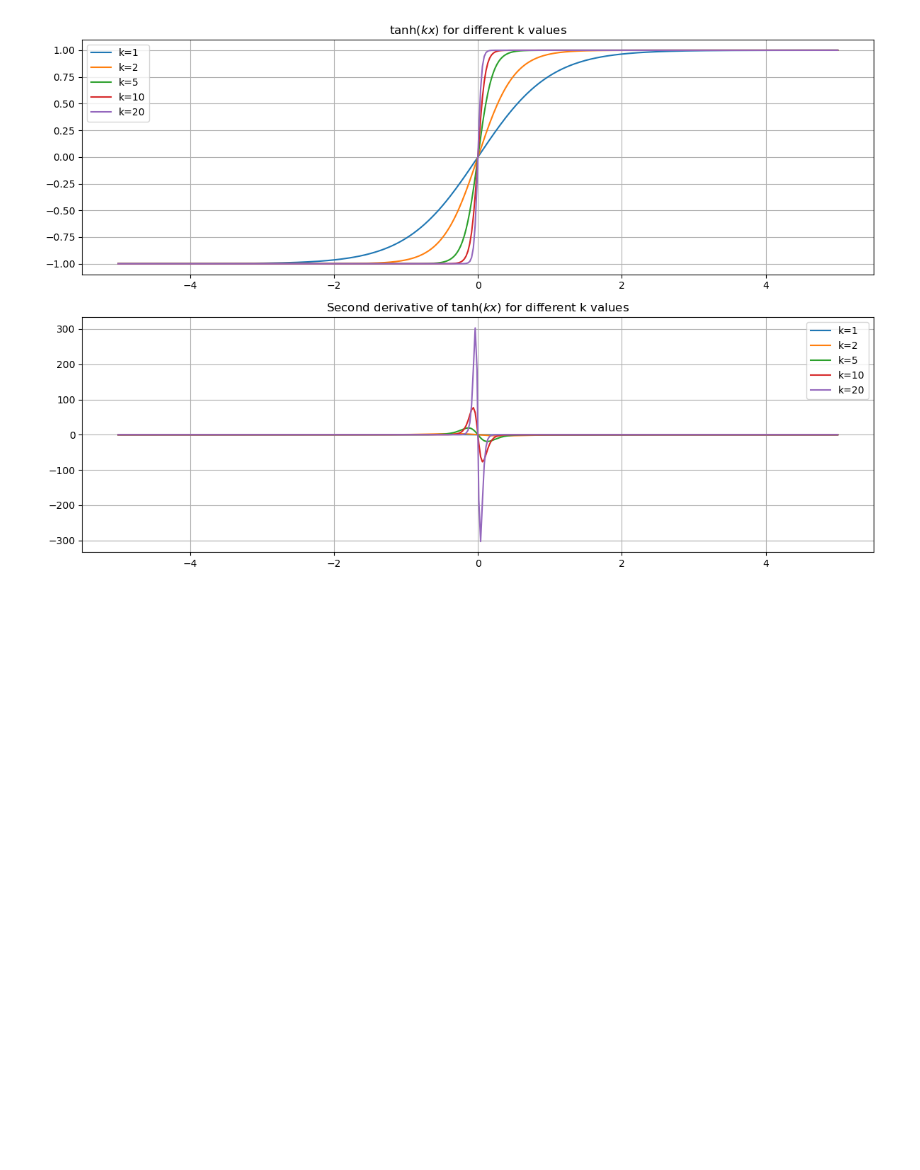
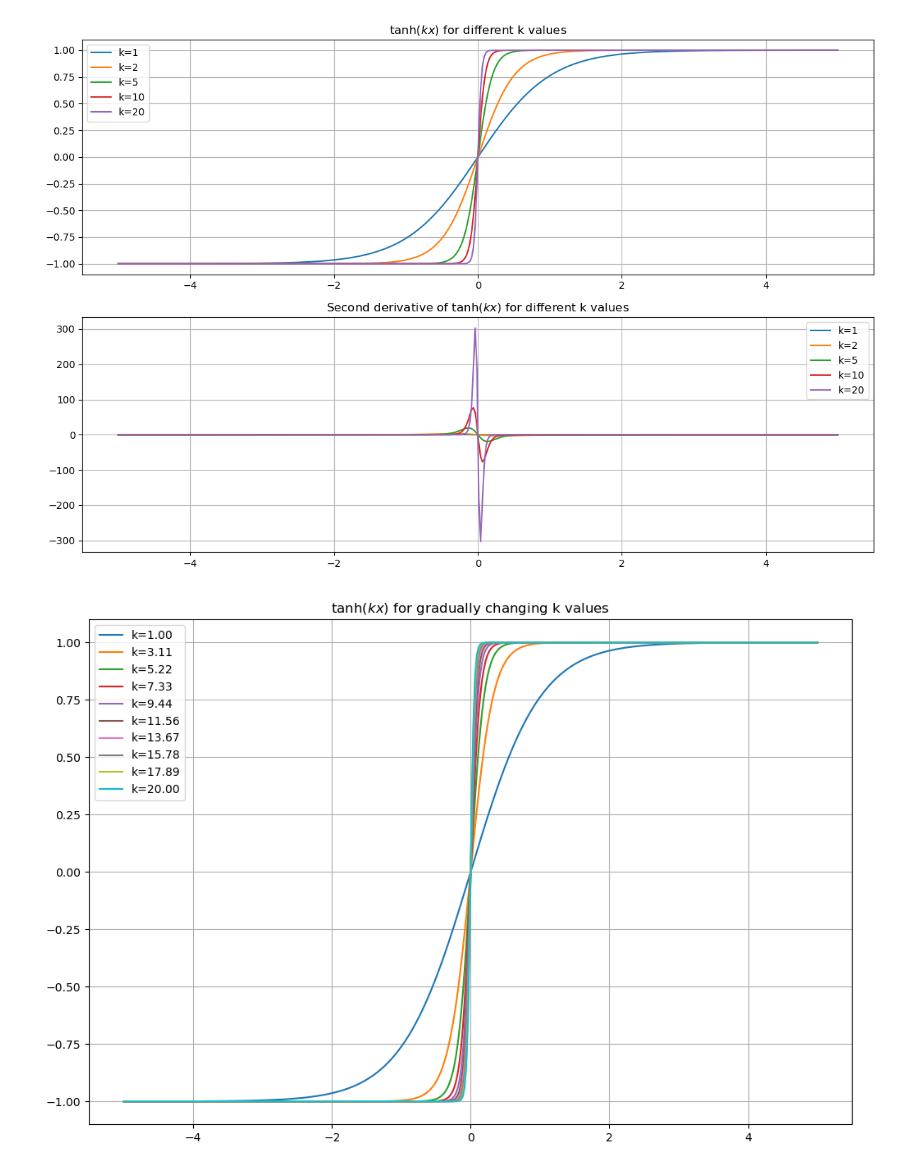
Before and after one commit to Nagi-ovo/BJUT-AI-Major-Courses, a Jupyter notebook: 模式识别II/homeworks/hw4 感知机/hw4.ipynb, the cells around one changed output. Saved outputs shown, nothing was run; the diff lists cells and outputs as text; code cells hidden in the pictures; blank space fills up the shorter version.

```diff
--- a/模式识别II/homeworks/hw4 感知机/hw4.ipynb
+++ b/模式识别II/homeworks/hw4 感知机/hw4.ipynb
@@ -53,3 +50,29 @@ plt.tight_layout()
 plt.show()
 # %% [output]
 [figure]
+# %%
+# 定义tanh(kx)函数
+def tanh_kx(x, k):
+    return np.tanh(k * x)
+
+# 生成x值
+x = np.linspace(-5, 5, 400)
+
+# 初始化k的值
+k_initial = 1
+k_final = 20
+num_steps = 10
+k_values = np.linspace(k_initial, k_final, num_steps)
+
+plt.figure(figsize=(12, 8))
+
+# 随着迭代改变k值并绘制tanh(kx)函数
+for k in k_values:
+    plt.plot(x, tanh_kx(x, k), label=f'k={k:.2f}')
+
+plt.title(r'$\tanh(kx)$ for gradually changing k values')
+plt.grid(True)
+plt.legend()
+plt.show()
+# %% [output]
+[figure, added]
```
Also changed, not shown: parts of 6 cells of this notebook, 5 other files.
